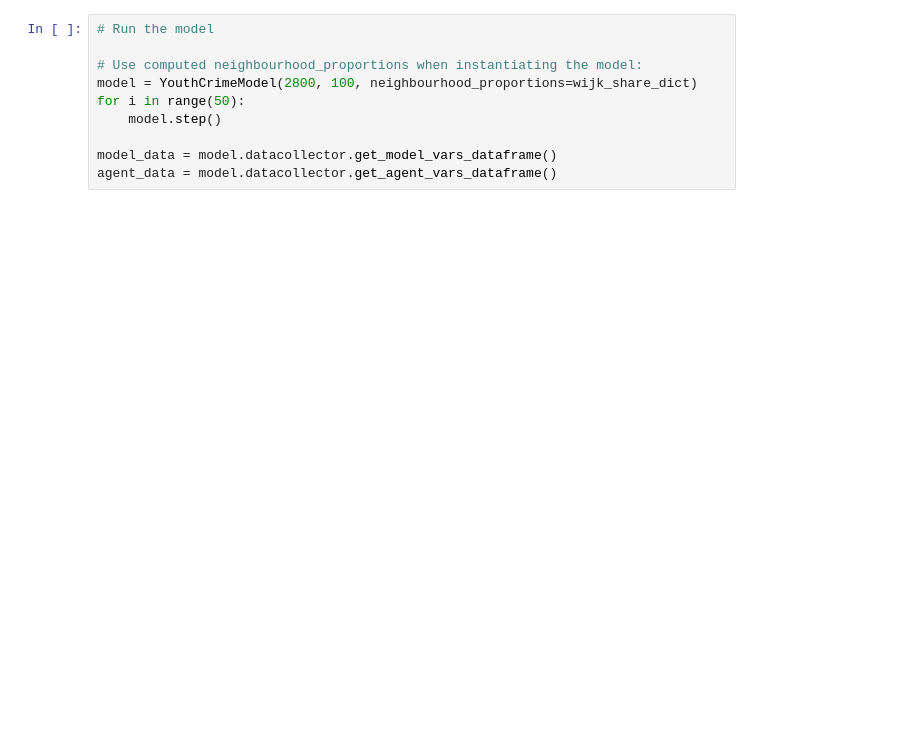
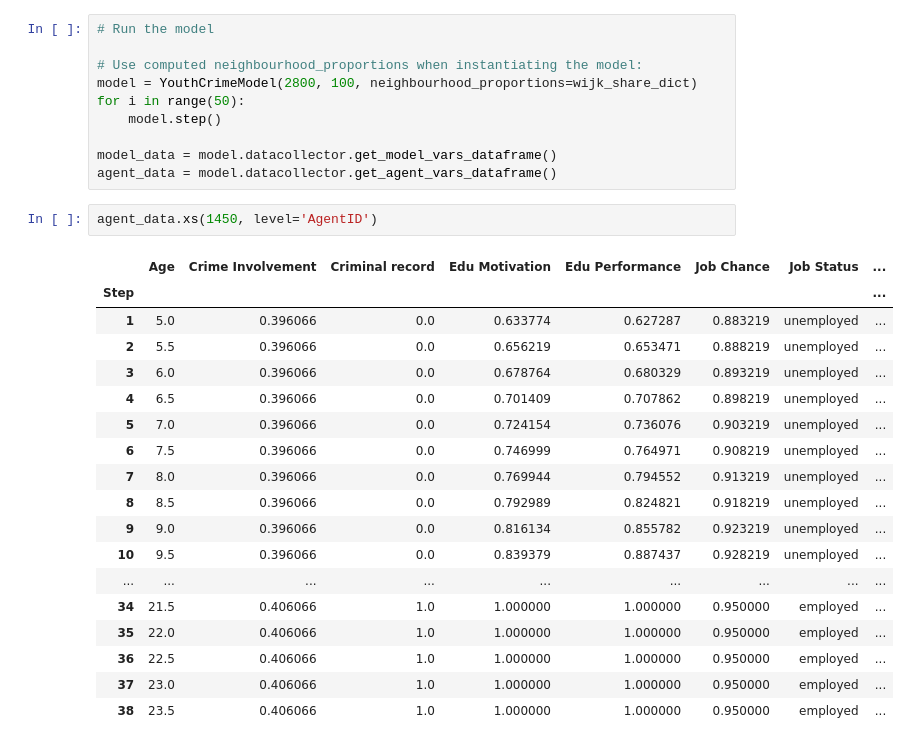
Before and after one commit to ihsdriessen/scp_abm, a Jupyter notebook: test_youth_model.ipynb, the cells around one changed output. Cells and saved outputs as stored; diff of their text form; blank space fills up the shorter version.

```diff
--- a/test_youth_model.ipynb
+++ b/test_youth_model.ipynb
@@ -345,6 +427,27 @@ for i in range(50):
 
 model_data = model.datacollector.get_model_vars_dataframe()
 agent_data = model.datacollector.get_agent_vars_dataframe()
+# %%
+agent_data.xs(1450, level='AgentID')
+# %% [output]
+|  | Age | Crime Involvement | Criminal record | Edu Motivation | Edu Performance | Job Chance | Job Status | ... |
+| Step |  |  |  |  |  |  |  | ... |
+| 1 | 5.0 | 0.396066 | 0.0 | 0.633774 | 0.627287 | 0.883219 | unemployed | ... |
+| 2 | 5.5 | 0.396066 | 0.0 | 0.656219 | 0.653471 | 0.888219 | unemployed | ... |
+| 3 | 6.0 | 0.396066 | 0.0 | 0.678764 | 0.680329 | 0.893219 | unemployed | ... |
+| 4 | 6.5 | 0.396066 | 0.0 | 0.701409 | 0.707862 | 0.898219 | unemployed | ... |
+| 5 | 7.0 | 0.396066 | 0.0 | 0.724154 | 0.736076 | 0.903219 | unemployed | ... |
+| 6 | 7.5 | 0.396066 | 0.0 | 0.746999 | 0.764971 | 0.908219 | unemployed | ... |
+| 7 | 8.0 | 0.396066 | 0.0 | 0.769944 | 0.794552 | 0.913219 | unemployed | ... |
+| 8 | 8.5 | 0.396066 | 0.0 | 0.792989 | 0.824821 | 0.918219 | unemployed | ... |
+| 9 | 9.0 | 0.396066 | 0.0 | 0.816134 | 0.855782 | 0.923219 | unemployed | ... |
+| 10 | 9.5 | 0.396066 | 0.0 | 0.839379 | 0.887437 | 0.928219 | unemployed | ... |
+| ... | ... | ... | ... | ... | ... | ... | ... | ... |
+| 34 | 21.5 | 0.406066 | 1.0 | 1.000000 | 1.000000 | 0.950000 | employed | ... |
+| 35 | 22.0 | 0.406066 | 1.0 | 1.000000 | 1.000000 | 0.950000 | employed | ... |
+| 36 | 22.5 | 0.406066 | 1.0 | 1.000000 | 1.000000 | 0.950000 | employed | ... |
+| 37 | 23.0 | 0.406066 | 1.0 | 1.000000 | 1.000000 | 0.950000 | employed | ... |
+| 38 | 23.5 | 0.406066 | 1.0 | 1.000000 | 1.000000 | 0.950000 | employed | ... |
 # %%
 model_data.plot()
 plt.show()
```
Also changed, not shown: parts of 3 cells of this notebook.
